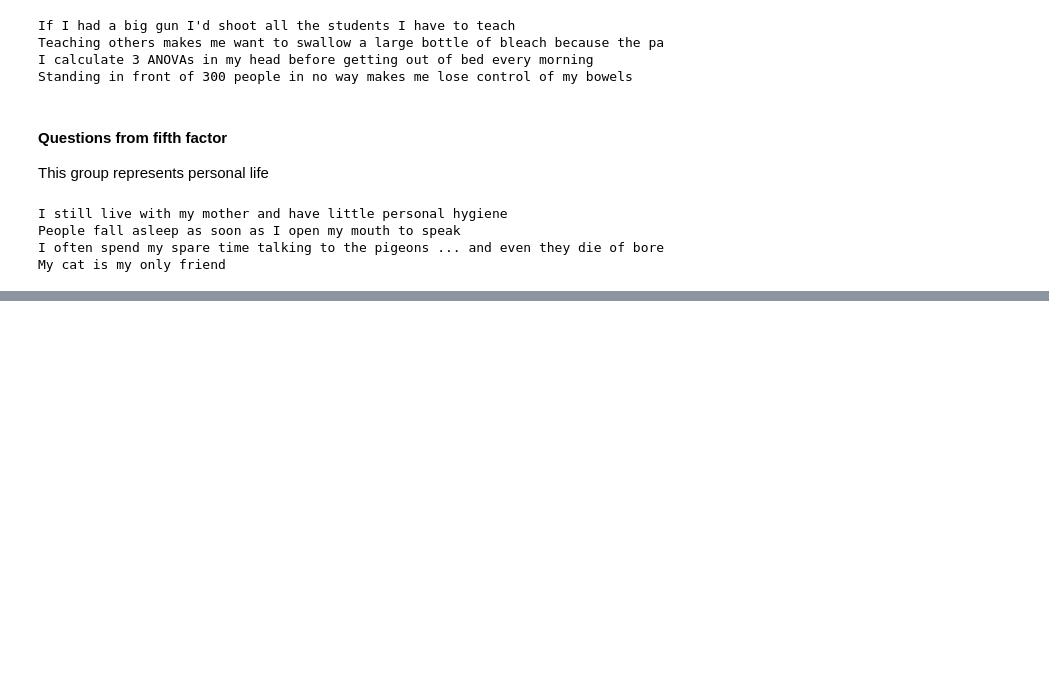
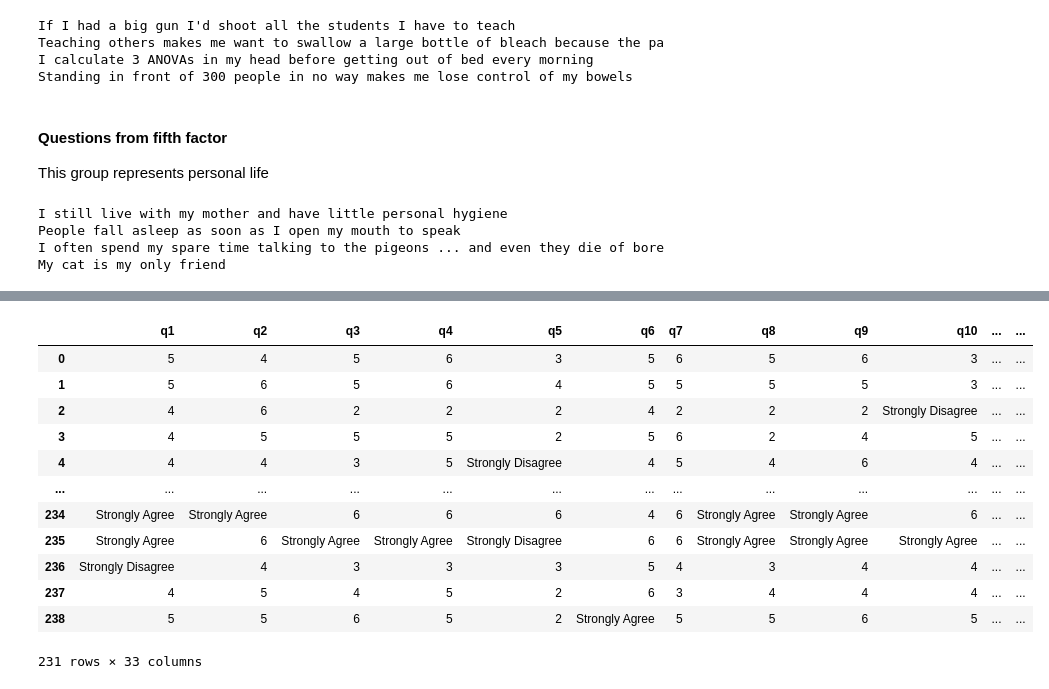
Before and after one commit to Mist3r-R/da-hse-sse-2020, a Jupyter notebook: 22.02_Rogovets.ipynb, the cells around one changed output, grey strips where cells are left out. Drawn from its saved outputs; the diff is of its cells as text; code cells hidden in the pictures; blank space fills up the shorter version.

```diff
--- a/22.02_Rogovets.ipynb
+++ b/22.02_Rogovets.ipynb
@@ -356,0 +376,3 @@ My cat is my only friend
+# %%
+converted = transformed.round(0).astype(int)
+converted.Factor_1.unique()
@@ -356,0 +381,3 @@ My cat is my only friend
+# %%
+categories = dict(zip(df.q1.unique().codes, df.q1.unique()))
+categories
@@ -356,0 +392,22 @@ My cat is my only friend
+# %%
+def convert(x):
+    val = categories[x + 3]
+    return int(val) if type(val) == float else str(val)
+# %%
+df[converted.columns] = converted.apply(lambda col: col.apply(lambda x: convert(x=x))).astype(df.q1.dtype)
+# %%
+df
+# %% [output]
+|  | q1 | q2 | q3 | q4 | q5 | q6 | q7 | q8 | q9 | q10 | ... | ... |
+| 0 | 5 | 4 | 5 | 6 | 3 | 5 | 6 | 5 | 6 | 3 | ... | ... |
+| 1 | 5 | 6 | 5 | 6 | 4 | 5 | 5 | 5 | 5 | 3 | ... | ... |
+| 2 | 4 | 6 | 2 | 2 | 2 | 4 | 2 | 2 | 2 | Strongly Disagree | ... | ... |
+| 3 | 4 | 5 | 5 | 5 | 2 | 5 | 6 | 2 | 4 | 5 | ... | ... |
+| 4 | 4 | 4 | 3 | 5 | Strongly Disagree | 4 | 5 | 4 | 6 | 4 | ... | ... |
+| ... | ... | ... | ... | ... | ... | ... | ... | ... | ... | ... | ... | ... |
+| 234 | Strongly Agree | Strongly Agree | 6 | 6 | 6 | 4 | 6 | Strongly Agree | Strongly Agree | 6 | ... | ... |
+| 235 | Strongly Agree | 6 | Strongly Agree | Strongly Agree | Strongly Disagree | 6 | 6 | Strongly Agree | Strongly Agree | Strongly Agree | ... | ... |
+| 236 | Strongly Disagree | 4 | 3 | 3 | 3 | 5 | 4 | 3 | 4 | 4 | ... | ... |
+| 237 | 4 | 5 | 4 | 5 | 2 | 6 | 3 | 4 | 4 | 4 | ... | ... |
+| 238 | 5 | 5 | 6 | 5 | 2 | Strongly Agree | 5 | 5 | 6 | 5 | ... | ... |
+231 rows × 33 columns
```
Also changed, not shown: parts of 4 cells of this notebook, 1 other file.
